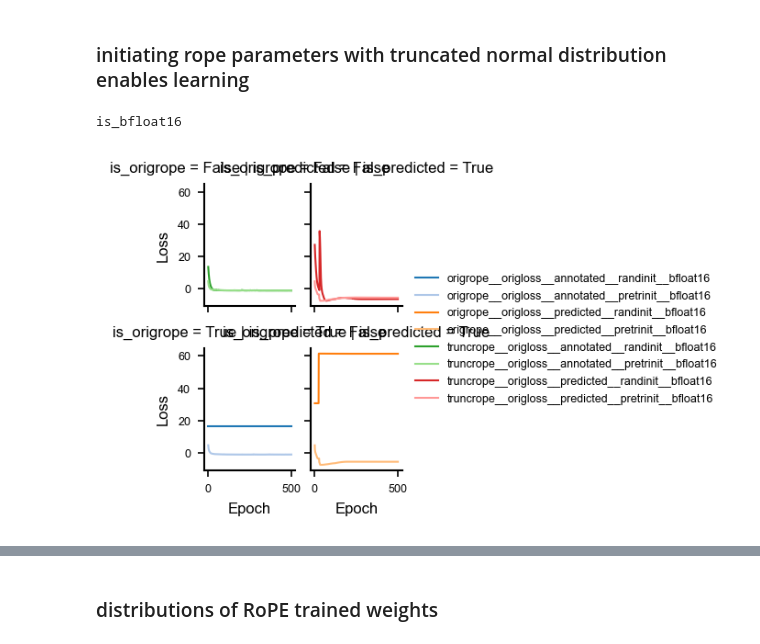
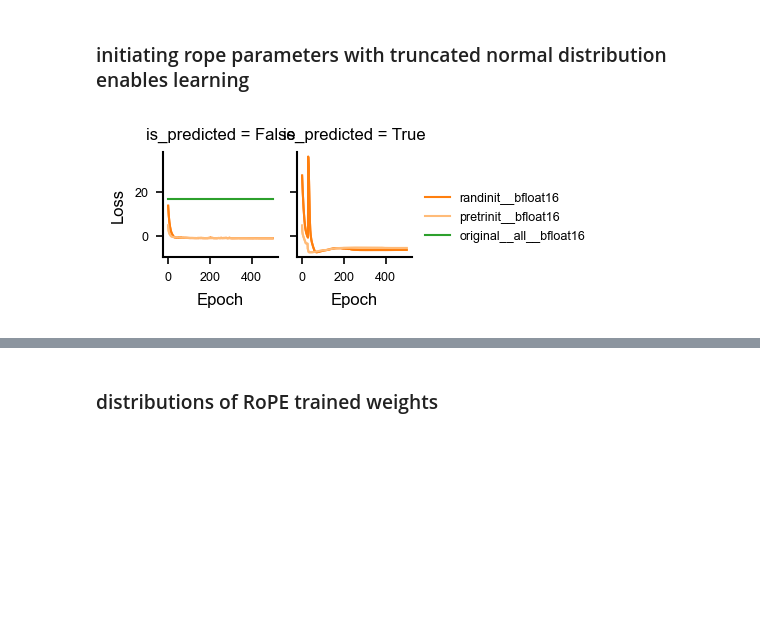
Before and after one commit to MiqG/alphagenome_finetuning_rna, a Jupyter notebook: figures/overfitting_single.ipynb, the cells around one changed output, grey strips where cells are left out. Cells and saved outputs as stored; diff of their text form; code cells hidden in the pictures; blank space fills up the shorter version.

Commit message:
finished figures

```diff
--- a/figures/overfitting_single.ipynb
+++ b/figures/overfitting_single.ipynb
@@ -33,8 +33,8 @@ MAP_MODALITIES = {
     "splice_junctions_pearson_r":"splice_junctions"
 }
 
-OUTPUT_DIR = os.path.join("pdfs","overfitting_single")
-os.makedirs(OUTPUT_DIR, exist_ok=True)
+FIGS_DIR = os.path.join("pdfs","overfitting_single")
+os.makedirs(FIGS_DIR, exist_ok=True)
 # %% [markdown]
 ## data
 # %%
@@ -238,54 +246,53 @@ plt.show()
 # %% [markdown]
 ### initiating rope parameters with truncated normal distribution enables learning
 # %%
-X = logs.query("run_name.str.contains('debug_splice_junctions')")
+runs_oi = [
+    "debug_splice_junctions__truncrope__origloss__annotated__randinit__bfloat16",
+    "debug_splice_junctions__truncrope__origloss__annotated__pretrinit__bfloat16",
+    "debug_splice_junctions__truncrope__origloss__predicted__randinit__bfloat16",
+    "debug_splice_junctions__truncrope__origloss__predicted__pretrinit__bfloat16",
+    "original__all__bfloat16",
+]
+X = logs.query("run_name.isin(@runs_oi)")
 # %%
 x = (
     X[
         ["epoch","density","run_name","val_loss_splice_junctions_loss"]
     ].drop_duplicates()
     .melt(id_vars=["epoch","density","run_name"], var_name="modality", value_name="loss")
     .assign(modality=lambda d: d["modality"].str.replace("val_loss_","").str.replace("_loss",""))
 )
 x["is_pretrained"] = x["run_name"].str.contains("pretrinit")
 x["is_predicted"] = x["run_name"].str.contains("predicted")
 x["is_origrope"] = x["run_name"].str.contains("origrope")
 x["is_bfloat16"] = x["run_name"].str.contains("bfloat16")
-x["run_name"] = x["run_name"].str.replace("debug_splice_junctions__","")
-x = x.query("run_name.str.contains('origloss')")
+x["run_name"] = x["run_name"].str.replace("debug_splice_junctions__truncrope__origloss__","").str.replace("annotated__","").str.replace("predicted__","")
+runs_oi_trimmed = [r.replace("debug_splice_junctions__truncrope__origloss__","").replace("annotated__","").replace("predicted__","") for r in runs_oi]
 
-for dtype in ["is_bfloat16"]:
+g = sns.relplot(
+    kind="line",
+    data=x,
+    x="epoch",
+    y="loss",
+    hue="run_name", hue_order=runs_oi_trimmed, palette="tab20",
+    col="is_predicted",
+    linewidth=1,
+    facet_kws=dict(sharey=True),
+    height=3.5*cm, aspect=0.85
+)
 
-    print(dtype)
-    if dtype=="is_bfloat16":
-        data = x[x["is_bfloat16"]]
-    else:
-        data = x[~x["is_bfloat16"]]
+g.set(
+    xlabel="Epoch",
+    ylabel="Loss",
+    yscale="linear",
+)
+g.legend.set_title("")
 
-    g = sns.relplot(
-        kind="line",
-        data=data,
-        x="epoch",
-        y="loss",
-        hue="run_name", palette="tab20",
-        col="is_predicted",
-        row="is_origrope",
-        linewidth=1,
-        facet_kws=dict(sharey=True),
-        height=3.5*cm, aspect=0.85
-    )
+g.fig.savefig(os.path.join(FIGS_DIR,"debug_splice_junctions-init-loss-line.pdf"), bbox_inches="tight", dpi=200)
 
-    g.set(
-        xlabel="Epoch",
-        ylabel="Loss",
-        yscale="linear",
-    )
-    g.legend.set_title("")
-
-    plt.show()
+plt.show()
 # %% [output]
-is_bfloat16
-[figure, old version]
+[figure, new version]
 # %%
 x = pd.concat([
     (
```
Also changed, not shown: parts of 13 cells of this notebook, 22 other files.
